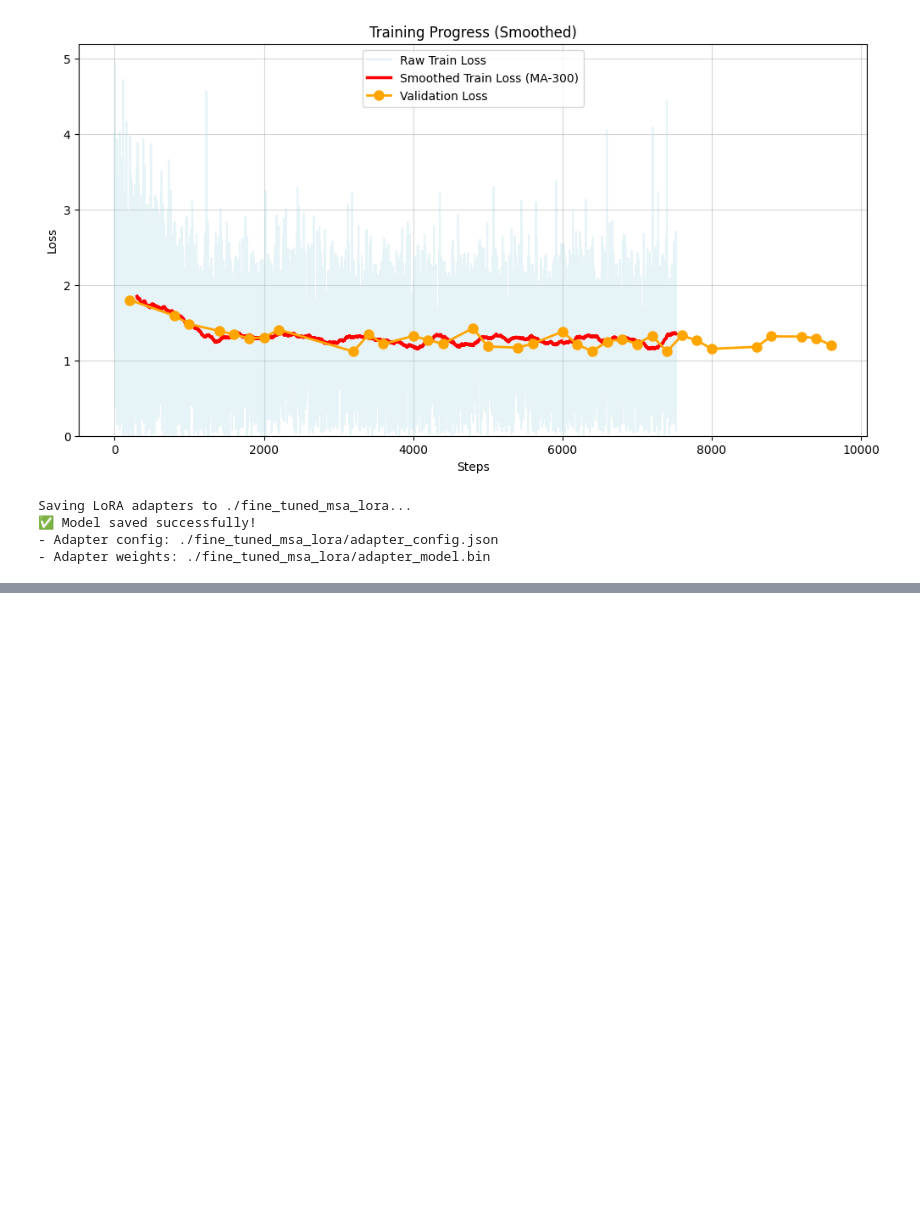
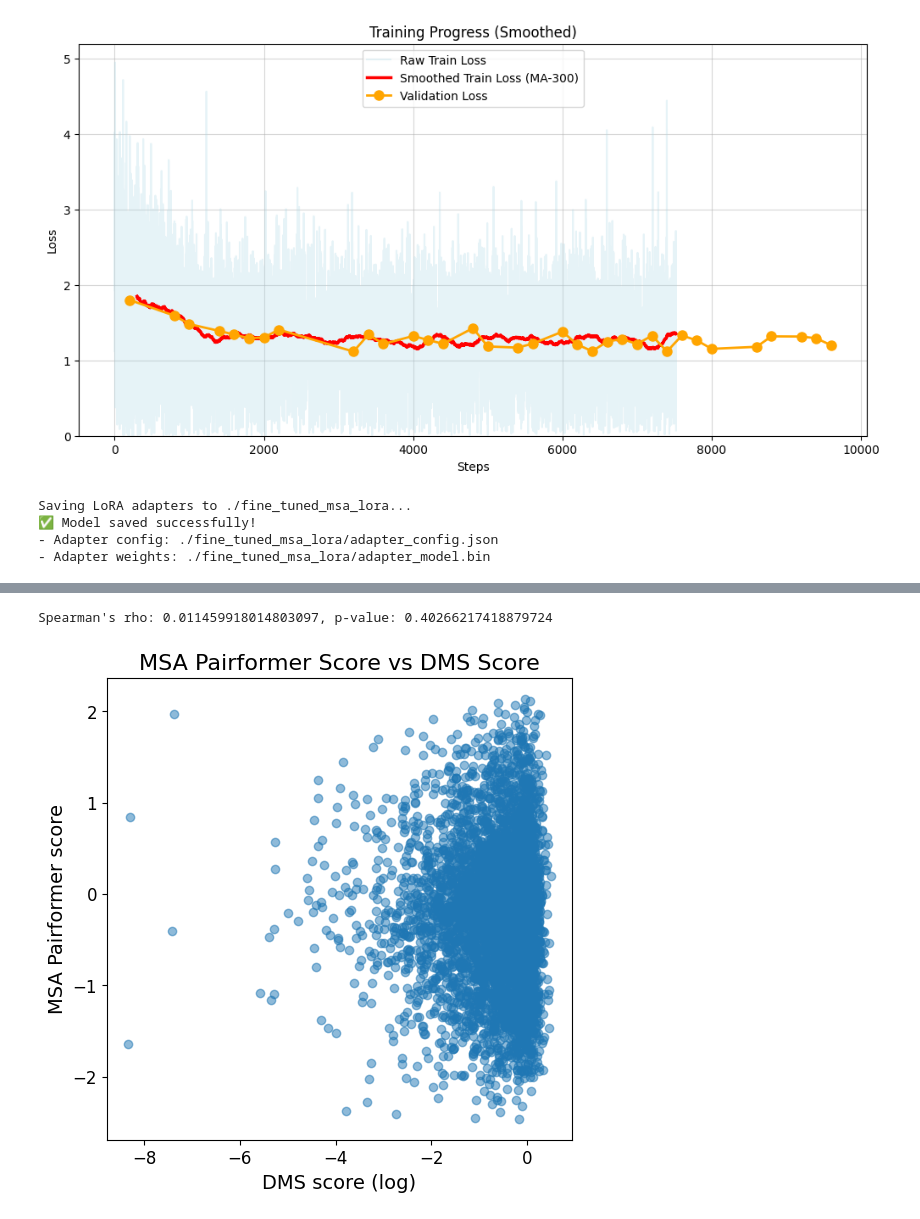
Before and after one commit to kimyoosun/pairformer, a Jupyter notebook: MSA_PEFT.ipynb, the cells around one changed output, grey strips where cells are left out. Saved outputs shown, nothing was run; the diff lists cells and outputs as text; code cells hidden in the pictures; blank space fills up the shorter version.

Commit message:
fine tuning

```diff
--- a/MSA_PEFT.ipynb
+++ b/MSA_PEFT.ipynb
@@ -4,7 +4,7 @@ from peft import LoraConfig, get_peft_model, PeftModel
 import torch
 
 
-device = torch.device("cuda:0" if torch.cuda.is_available() else "cpu")
+device = torch.device("cuda:1" if torch.cuda.is_available() else "cpu")
 model_id = "yoakiyama/MSA-Pairformer"
 
 
@@ -962,0 +2528,8 @@ Nowadays, the FASTA file format is usually understood not to have any such comme
+# %%
+# --- [B] Fine-tuned Model ---
+print("\n2. Fine-tuned Model Evaluating...")
+base_model_ft = MSAPairformer.from_pretrained(device=device)
+ft_model_path = "./fine_tuned_msa_lora"
+ft_model = PeftModel.from_pretrained(base_model_ft, ft_model_path)
+ft_model.to(torch.bfloat16)
+ft_model.eval()
@@ -963,2 +2555,20 @@ Nowadays, the FASTA file format is usually understood not to have any such comme
 # %%
 #what is the next step-> DMS score framework
+
+# DMS scoring에 사용할 모델 선택
+model = ft_model          # <-- finetuned LoRA
+# model = base_model_ft   # <-- base로 하고 싶으면 이걸로
+model.eval()
+ft_model = ft_model.to(device=device, dtype=torch.bfloat16)
+
+from torch.nn.functional import one_hot
+from torch.amp import autocast
+
+
+from scipy.stats import spearmanr
+
+from MSA_Pairformer.model import MSAPairformer
+from MSA_Pairformer.proteingym_utils import MSA_processing
+from MSA_Pairformer.dataset import aa2tok_d, prepare_msa_masks
+from MSA_Pairformer.proteingym_utils import process_msa, sample_msa, label_row, calc_weights_fast
+from tqdm import tqdm
@@ -964,0 +2809,12 @@ Nowadays, the FASTA file format is usually understood not to have any such comme
+# %%
+rho, pval = spearmanr(dms_df["MSA_Pairformer_Score"], dms_df["DMS_score"])
+print(f"Spearman's rho: {rho}, p-value: {pval}")
+f, ax = plt.subplots(figsize=(6, 6))
+ax.scatter(np.log(dms_df["DMS_score"]), dms_df["MSA_Pairformer_Score"], alpha=0.5)
+ax.set_xlabel("DMS score (log)", fontsize=14)
+ax.set_ylabel("MSA Pairformer score", fontsize=14)
+ax.set_title("MSA Pairformer Score vs DMS Score", size=16)
+ax.tick_params(labelsize=12)
+# %% [output]
+Spearman's rho: 0.011459918014803097, p-value: 0.40266217418879724
+[figure, added]
```
Also changed, not shown: parts of 16 cells of this notebook.
